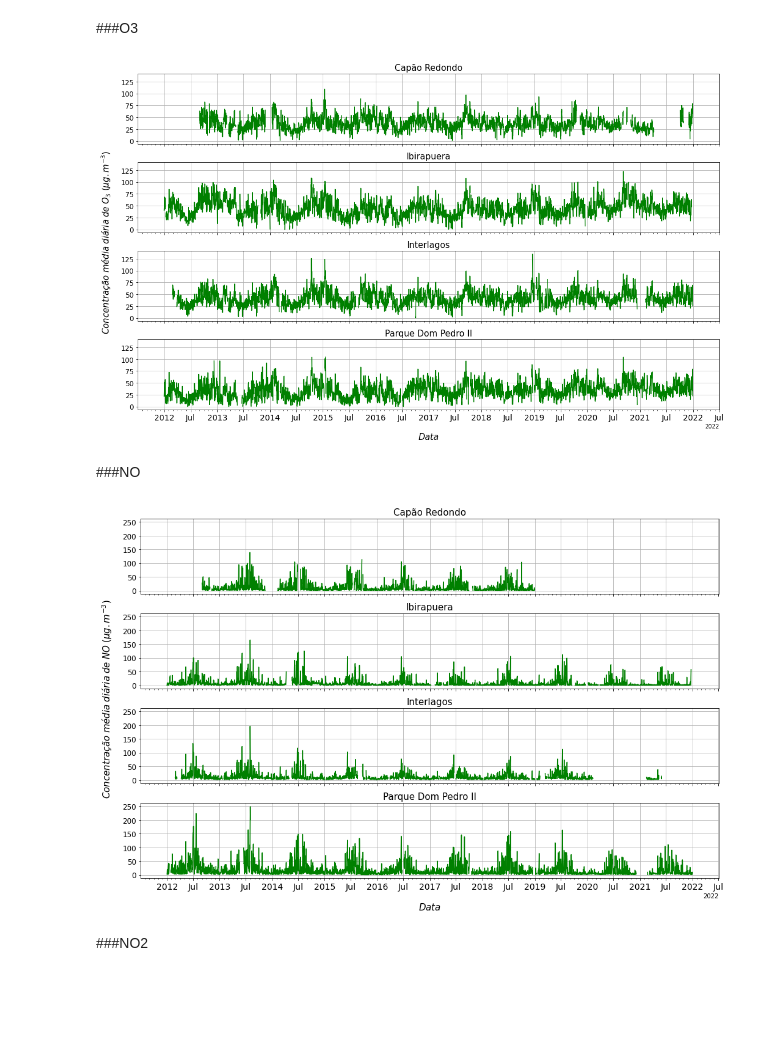
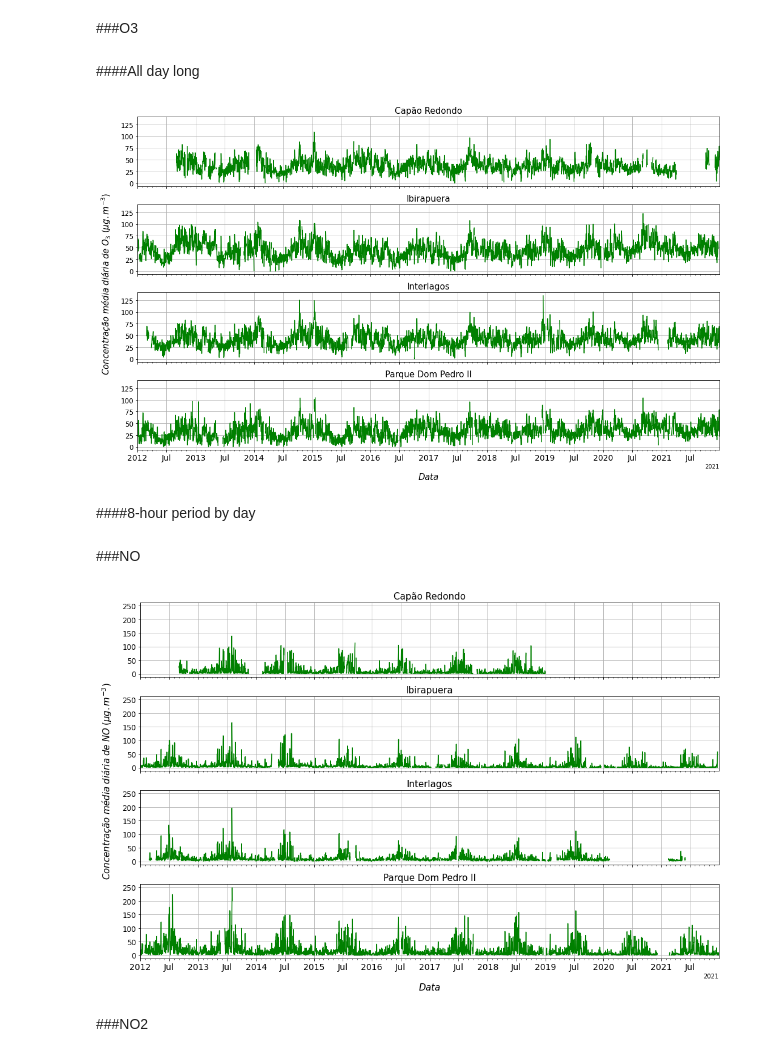
Before and after one commit to antoniogss/air_quality, a Jupyter notebook: graphs_cetesb.ipynb, the cells around one changed output. Drawn from its saved outputs; the diff is of its cells as text; code cells hidden in the pictures; blank space fills up the shorter version.

```diff
--- a/graphs_cetesb.ipynb
+++ b/graphs_cetesb.ipynb
@@ -2818,6 +2832,8 @@ plt.show()
 ##Daily Mean Concentration
 # %% [markdown]
 ###O3
+# %% [markdown]
+####All day long
 # %%
 #@title
 x_cp_day = cp_day['data_hora']
@@ -2919,15 +2935,19 @@ for label in ax.get_xticklabels(which='major'):
 
 # ax1.legend()
 ax1.set_title('Capão Redondo',fontsize=15)
+ax1.set_xlim([dt.datetime(2012,1,1),dt.datetime(2021,12,31)], auto=True)
 
 # ax2.legend()
 ax2.set_title('Ibirapuera',fontsize=15)
+ax2.set_xlim([dt.datetime(2012,1,1),dt.datetime(2021,12,31)], auto=True)
 
 # ax3.legend()
 ax3.set_title('Interlagos',fontsize=15)
+ax3.set_xlim([dt.datetime(2012,1,1),dt.datetime(2021,12,31)], auto=True)
 
 # ax4.legend()
 ax4.set_title('Parque Dom Pedro II',fontsize=15)
+ax4.set_xlim([dt.datetime(2012,1,1),dt.datetime(2021,12,31)], auto=True)
 # ax4.set_xlabel('')
 
 fig.add_subplot(111, frameon=False)
@@ -2937,34 +2957,36 @@ plt.tick_params(labelcolor='none',
                 bottom=False,
                 left=False,
                 right=False)
 
 plt.xlabel("\n$Data$",fontsize=15)
 plt.ylabel("$Concentração\;média\;diária\;de\;O_{3}\;(µg.m^{-3})$\n",fontsize=15)
 
 plt.setp(ax4.get_xticklabels(),
          fontsize=14
         )
 
 plt.setp([ax1.get_yticklabels(),
           ax2.get_yticklabels(),
           ax3.get_yticklabels(),
           ax4.get_yticklabels()],
          fontsize=12
          )
 
 
 plt.tight_layout()
 
 plt.savefig(
               dir + 'o3_media_diaria.jpg',
               transparent = True,
               bbox_inches = 'tight',
               dpi = 500
             )
 
 plt.show()
 # %% [output]
-[figure, old version]
+[figure, new version]
+# %% [markdown]
+####8-hour period by day
 # %% [markdown]
 ###NO
 # %%
@@ -3068,15 +3090,19 @@ for label in ax.get_xticklabels(which='major'):
 
 # ax1.legend()
 ax1.set_title('Capão Redondo',fontsize=15)
+ax1.set_xlim([dt.datetime(2012,1,1),dt.datetime(2021,12,31)], auto=True)
 
 # ax2.legend()
 ax2.set_title('Ibirapuera',fontsize=15)
+ax2.set_xlim([dt.datetime(2012,1,1),dt.datetime(2021,12,31)], auto=True)
 
 # ax3.legend()
 ax3.set_title('Interlagos',fontsize=15)
+ax3.set_xlim([dt.datetime(2012,1,1),dt.datetime(2021,12,31)], auto=True)
 
 # ax4.legend()
 ax4.set_title('Parque Dom Pedro II',fontsize=15)
+ax4.set_xlim([dt.datetime(2012,1,1),dt.datetime(2021,12,31)], auto=True)
 # ax4.set_xlabel('')
 
 fig.add_subplot(111, frameon=False)
@@ -3113,7 +3139,7 @@ plt.savefig(
 
 plt.show()
 # %% [output]
-[figure, old version]
+[figure, new version]
 # %% [markdown]
 ###NO2
 # %%
```
Also changed, not shown: parts of 12 cells of this notebook.
